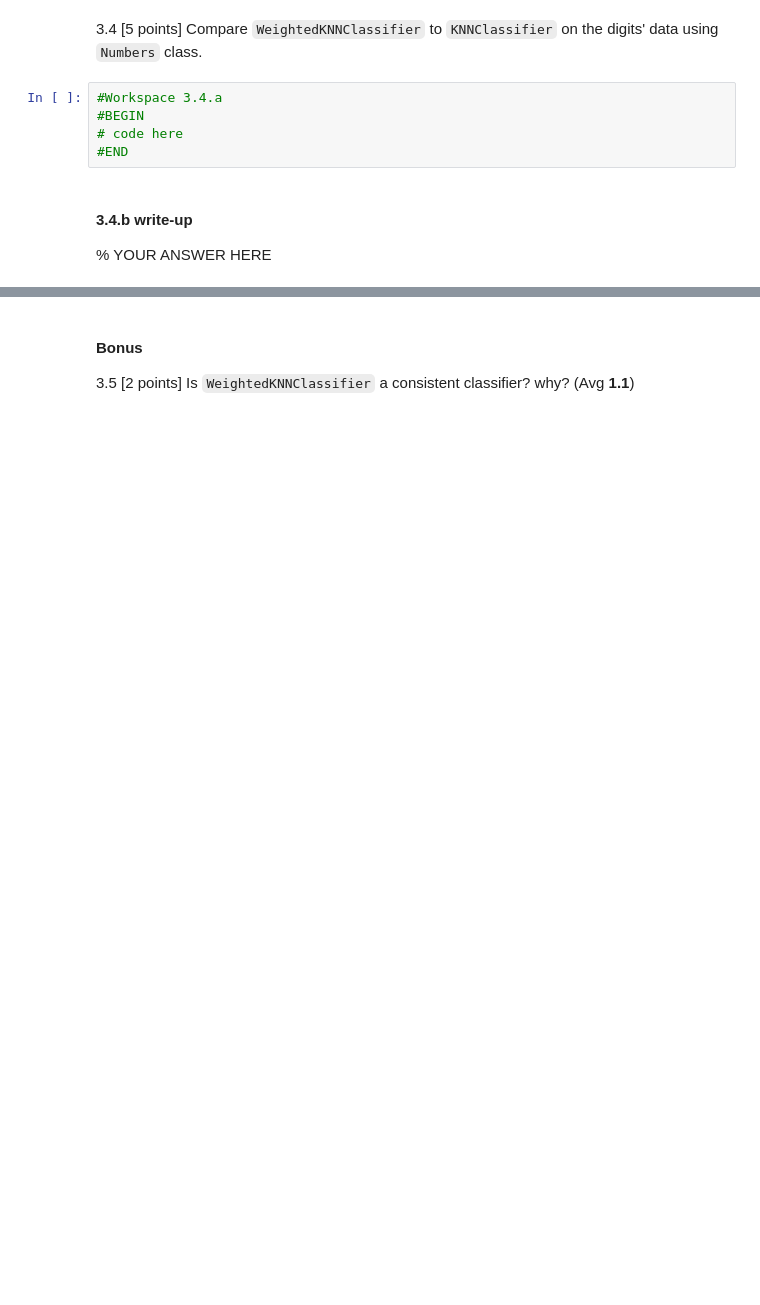
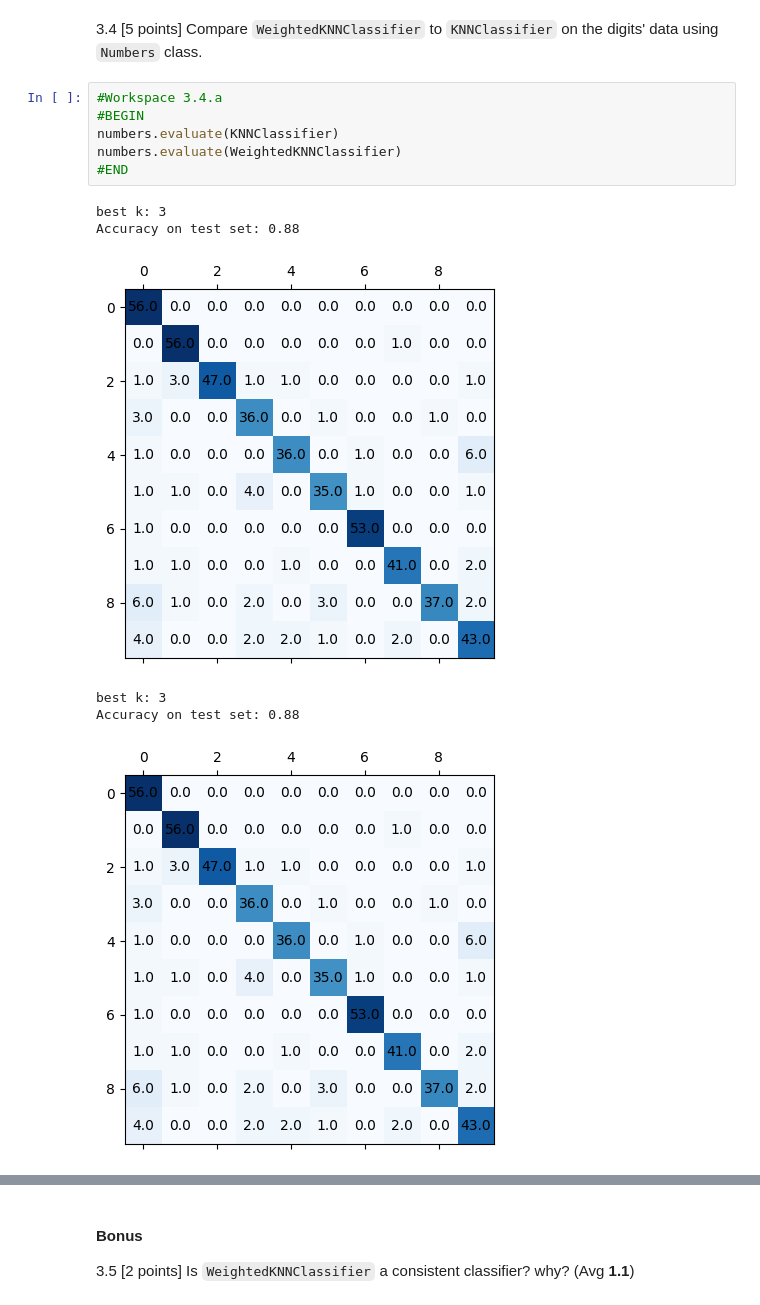
Before and after one commit to brianmoral/ML, a Jupyter notebook: Problem_Sets/Set-1/PS1_Base_5622.ipynb, the cells around one changed output, grey strips where cells are left out. Saved outputs shown, nothing was run; the diff lists cells and outputs as text; blank space fills up the shorter version.

```diff
--- a/Problem_Sets/Set-1/PS1_Base_5622.ipynb
+++ b/Problem_Sets/Set-1/PS1_Base_5622.ipynb
@@ -636,8 +605,13 @@ print(np.max(accuracies_valid))
 # %%
 #Workspace 3.4.a
 #BEGIN
-# code here
+numbers.evaluate(KNNClassifier)
+numbers.evaluate(WeightedKNNClassifier)
 #END
+# %% [output]
+best k: 3
+Accuracy on test set: 0.88
+[figure, added]
+best k: 3
+Accuracy on test set: 0.88
+[figure, added]
-# %% [markdown]
-#### 3.4.b write-up
-% YOUR ANSWER HERE
```
Also changed, not shown: parts of 19 cells of this notebook.
